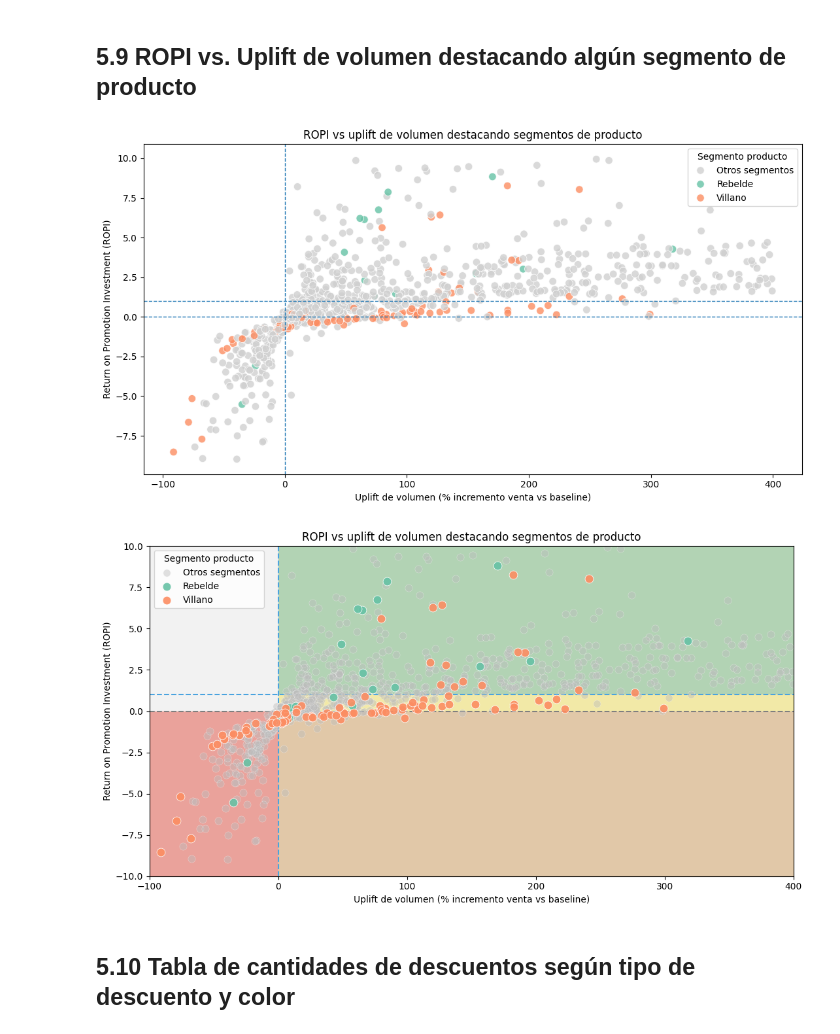
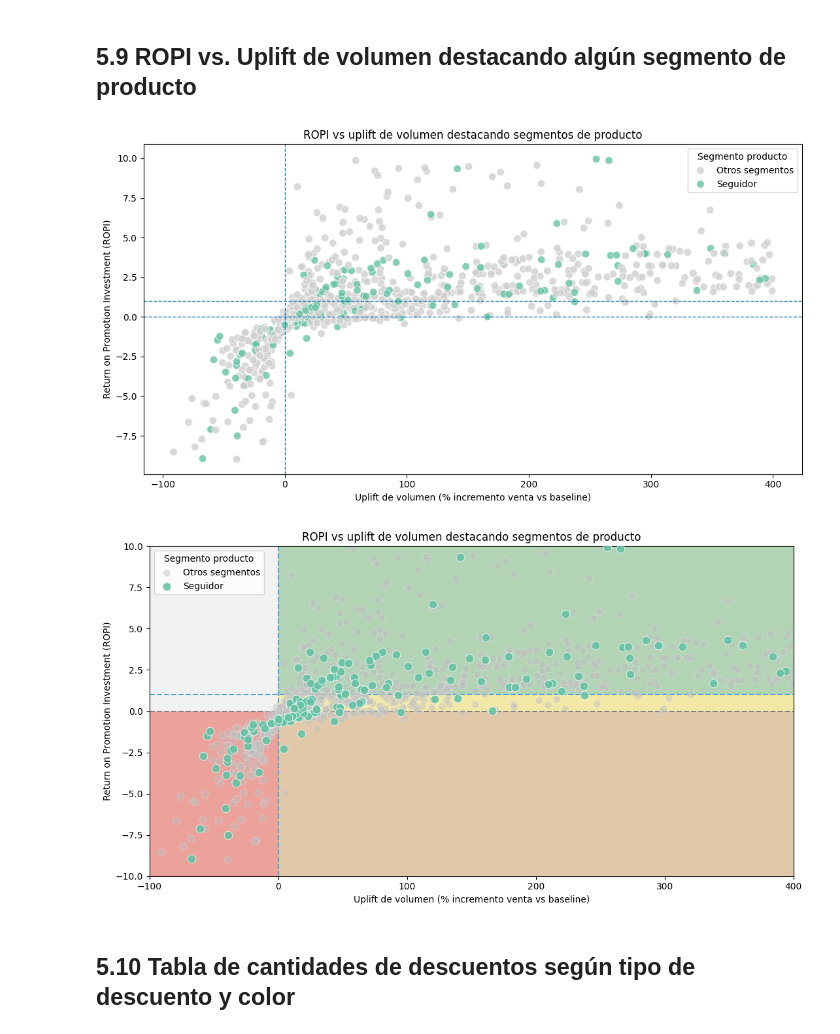
Before and after one commit to vmigonesumma/ci0103, a Jupyter notebook: retornos_por_descuento_vs06.ipynb, the cells around one changed output. Saved outputs shown, nothing was run; the diff lists cells and outputs as text; code cells hidden in the pictures.

```diff
--- a/retornos_por_descuento_vs06.ipynb
+++ b/retornos_por_descuento_vs06.ipynb
@@ -1207,7 +1207,7 @@ Ejemplos de descuentos agrupados:
 # 4200  = Ejemplo de descuento con ROPI malo <0, Aprendiz que no logra aumentar su volumen de venta con respecto al baseline
 # 74661 = Ejemplo de descuento con ROPI malo < 0, no se vio un incremento en el volumen de venta durante la promoción
 
-ID_DESCUENTO_ORIGINAL_EJEMPLO = 75274
+ID_DESCUENTO_ORIGINAL_EJEMPLO = 75245
 
 descuento_original_ejemplo = descuentos.loc[
     descuentos["id_descuento"] == ID_DESCUENTO_ORIGINAL_EJEMPLO
@@ -1495,7 +1495,7 @@ def _calcular_margen_total(monto_total, kilos_total, costo_produccion_por_kilo):
 from pathlib import Path
 import pickle
 
-cache_path = Path("baseline_cache.pkl")
+cache_path = Path("baseline_cache_margen_1.pkl")
 cache_fecha_corte = FECHA_FIN_DATOS_VENTAS.strftime("%Y-%m-%d")
 if cache_path.exists():
     with cache_path.open("rb") as f:
@@ -1893,7 +1893,7 @@ Cobertura segmento_producto: 0.8993197278911564
 from pathlib import Path
 import pickle
 
-output_path = Path("baseline_cache.pkl")
+output_path = Path("baseline_cache_margen_1.pkl")
 cache_fecha_corte = FECHA_FIN_DATOS_VENTAS.strftime("%Y-%m-%d")
 with output_path.open("wb") as f:
     pickle.dump(baseline_cache, f, protocol=pickle.HIGHEST_PROTOCOL)
@@ -3901,7 +3901,7 @@ else:
 # ROPI vs uplift de volumen destacando segmentos de producto
 # ============================================================
 
-SEGMENTOS_A_DESTACAR = ["Rebelde", "Villano"]
+SEGMENTOS_A_DESTACAR = ["Seguidor"]
 
 data_uplift_segmento = resultados_df[
     resultados_df["ROPI"].notna()
@@ -3950,34 +3950,34 @@ elif not segmentos_encontrados:
 else:
     orden_grupos = ["Otros segmentos"] + segmentos_encontrados
     colores_destacados = sns.color_palette("Set2", n_colors=len(segmentos_encontrados)).as_hex()
     paleta_segmentos = {"Otros segmentos": "#D0D0D0"}
     paleta_segmentos.update(dict(zip(segmentos_encontrados, colores_destacados)))
 
     plt.figure(figsize=(11, 6))
 
     sns.scatterplot(
         data=data_uplift_segmento,
         x="Uplift de volumen (%)",
         y="ROPI",
         hue="grupo_segmento",
         hue_order=orden_grupos,
         palette=paleta_segmentos,
         alpha=0.8,
         s=70,
     )
 
     plt.axhline(0, linestyle="--", linewidth=1)
     plt.axhline(1, linestyle="--", linewidth=1)
     plt.axvline(0, linestyle="--", linewidth=1)
 
     plt.title("ROPI vs uplift de volumen destacando segmentos de producto")
     plt.xlabel("Uplift de volumen (% incremento venta vs baseline)")
     plt.ylabel("Return on Promotion Investment (ROPI)")
     plt.legend(title="Segmento producto")
     plt.tight_layout()
     plt.show()
 # %% [output]
-[figure, old version]
+[figure, new version]
 # %%
 # ============================================================
 # ROPI vs uplift de volumen destacando segmentos de producto
@@ -4094,7 +4094,7 @@ else:
     plt.tight_layout()
     plt.show()
 # %% [output]
-[figure, old version]
+[figure, new version]
 # %% [markdown]
 ## 5.10 Tabla de cantidades de descuentos según tipo de descuento y color
 # %%
```
Also changed, not shown: parts of 11 cells of this notebook, 7 other files.
